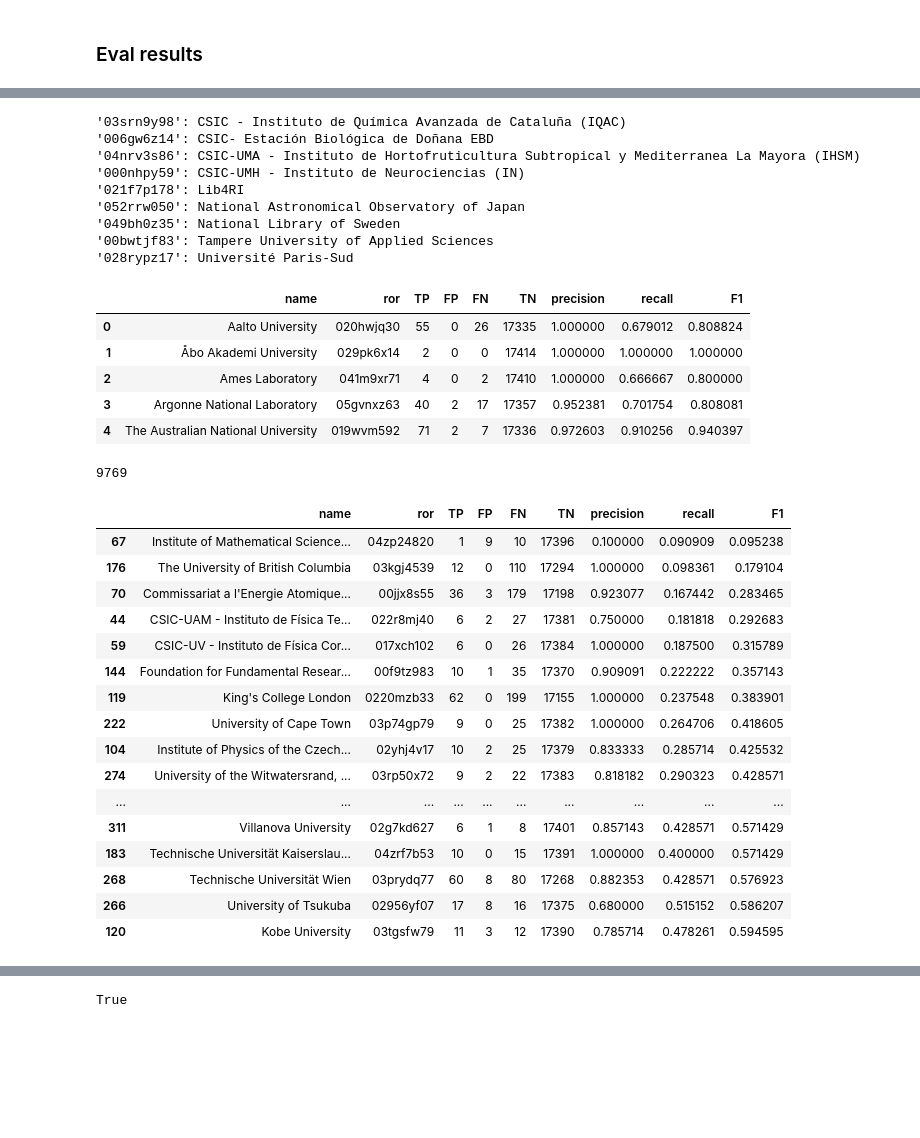
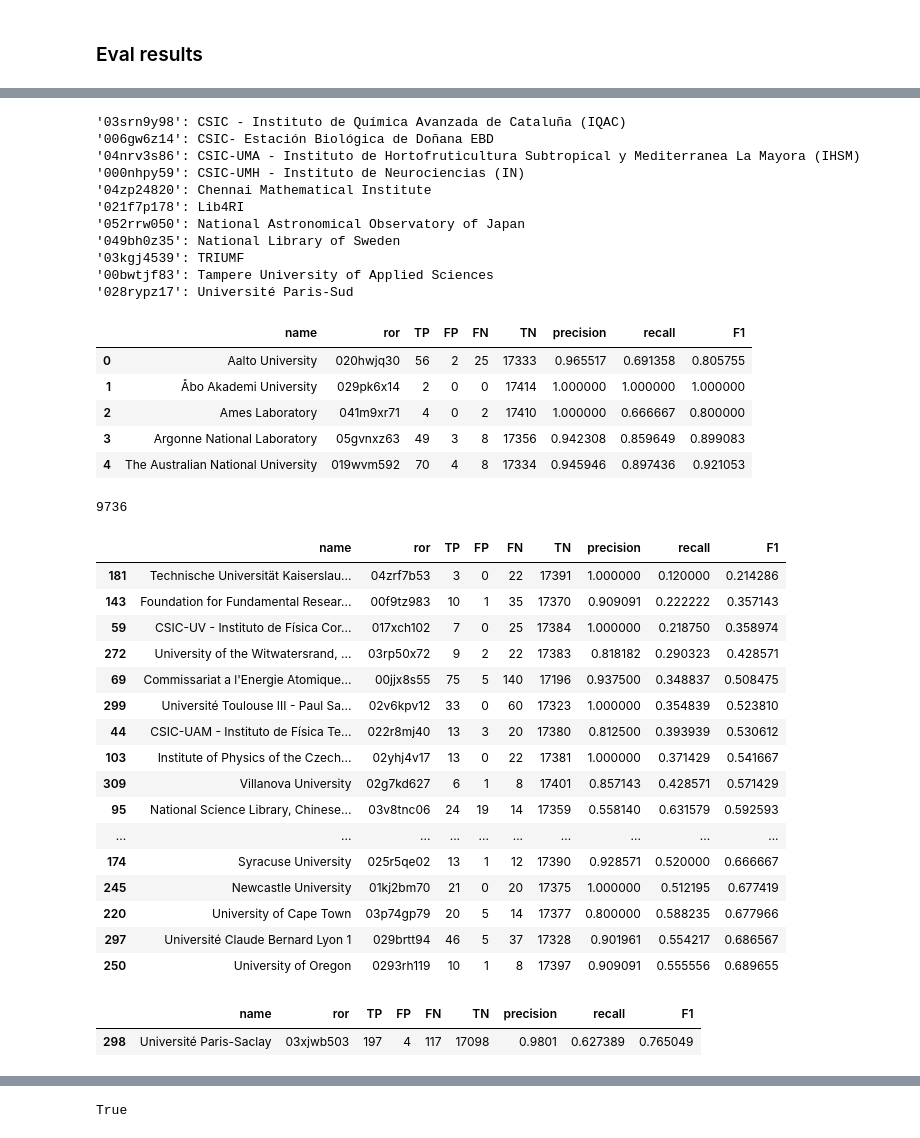
Before and after one commit to arXiv/metadata-vertexai, a Jupyter notebook: ccameron_evaluate.ipynb, the cells around one changed output, grey strips where cells are left out. Saved outputs shown, nothing was run; the diff lists cells and outputs as text; code cells hidden in the pictures; blank space fills up the shorter version.

```diff
--- a/ccameron_evaluate.ipynb
+++ b/ccameron_evaluate.ipynb
@@ -78 +103,4 @@ def get_children_for_ror(target_id):
+# %%
+#results_file = "gs://institutional-extract-scratch/reference/arx_ids/2311_ids.csv"
+results_file = "gs://institutional-extract-scratch/output/2311_db_all_2025-04-28.csv.zip"
 # %%
@@ -93,9 +122,6 @@ test_ids_df.shape
 # %%
-vip_df = pd.read_csv("gs://institutional-extract-scratch/reference/dashboard_institutions2023_2025-01-21.csv", dtype=str)
+vip_df = pd.read_csv("gs://institutional-extract-scratch/reference/dashboard_institutions2024_2025-05-01.csv", dtype=str)
 vip_df = vip_df[vip_df['is_consortium']=='0']
-vip_df.loc[vip_df["orgId"] == '60003088',"ror_id"] = 'https://ror.org/00y4zzh67'  # The GWU
-vip_df.loc[vip_df["orgId"] == '60009254',"ror_id"] = 'https://ror.org/02dqehb95'  # 02dqehb95, Purdue University West Lafayette
-# University of Colorado, Boulder, 02ttsq026
 vip_df.shape
 vip_df.head()
 # %% [output]
@@ -203,3 +319,7 @@ scopus_df.head()
 | 2 | 60025641 | Universität Freiburg | Freiburg im Breisgau | Baden-Wurttemberg | Germany | 2311.04557v1 | ... |
 | 3 | 60114755 | Istituto Nazionale di Fisica Nucl... | Milan | NaN | Italy | 2311.14088v1 | ... |
 | 4 | 60115855 | Trento Institute for Fundamental ... | Povo | TN | Italy | 2311.09750v1 | ... |
+# %%
+afile_df = pd.read_csv( "paris-sud.csv", dtype=str, index_col=None, usecols=['arx_id','name','ror'])
+afile_df.head()
+afile_df.isnull().sum()
@@ -206,5 +337,14 @@ scopus_df.head()
 # %%
-res_df = pd.read_csv("gs://institutional-extract-scratch/output/2311_db_all.csv.zip")
+res_df = pd.read_csv(results_file)
+append_files = [
+    "paris-sud.csv",
+    "king-college.csv",
+]
+for afile in append_files:
+    afile_df = pd.read_csv(afile, dtype=str, index_col=None, usecols=['arx_id', 'name', 'ror'])
+    res_df = pd.concat([res_df, afile_df], axis=0).reset_index(drop=True)
+res_df.shape
+
 res_df['paper_id'] = res_df['arx_id'].apply(lambda x: x.rsplit('v',1)[0])
 res_df.shape
 res_df.head()
@@ -262,9 +403,11 @@ for ror in tqdm(ror_df['ror'].unique()):
 '006gw6z14': CSIC- Estación Biológica de Doñana EBD
 '04nrv3s86': CSIC-UMA - Instituto de Hortofruticultura Subtropical y Mediterranea La Mayora (IHSM)
 '000nhpy59': CSIC-UMH - Instituto de Neurociencias (IN)
+'04zp24820': Chennai Mathematical Institute
 '021f7p178': Lib4RI
 '052rrw050': National Astronomical Observatory of Japan
 '049bh0z35': National Library of Sweden
+'03kgj4539': TRIUMF
 '00bwtjf83': Tampere University of Applied Sciences
 '028rypz17': Université Paris-Sud
 # %%
@@ -272,13 +415,13 @@ vip_res_df = pd.DataFrame.from_records(vip_results)
 vip_res_df.head()
 # %% [output]
 |  | name | ror | TP | FP | FN | TN | precision | recall | F1 |
-| 0 | Aalto University | 020hwjq30 | 55 | 0 | 26 | 17335 | 1.000000 | 0.679012 | 0.808824 |
+| 0 | Aalto University | 020hwjq30 | 56 | 2 | 25 | 17333 | 0.965517 | 0.691358 | 0.805755 |
 | 1 | Åbo Akademi University | 029pk6x14 | 2 | 0 | 0 | 17414 | 1.000000 | 1.000000 | 1.000000 |
 | 2 | Ames Laboratory | 041m9xr71 | 4 | 0 | 2 | 17410 | 1.000000 | 0.666667 | 0.800000 |
-| 3 | Argonne National Laboratory | 05gvnxz63 | 40 | 2 | 17 | 17357 | 0.952381 | 0.701754 | 0.808081 |
-| 4 | The Australian National University | 019wvm592 | 71 | 2 | 7 | 17336 | 0.972603 | 0.910256 | 0.940397 |
+| 3 | Argonne National Laboratory | 05gvnxz63 | 49 | 3 | 8 | 17356 | 0.942308 | 0.859649 | 0.899083 |
+| 4 | The Australian National University | 019wvm592 | 70 | 4 | 8 | 17334 | 0.945946 | 0.897436 | 0.921053 |
 # %%
 len(scopus_to_rerun)
 # %% [output]
-9769
+9736
 # %%
@@ -287,26 +430,29 @@ vip_res_df.to_csv("vip_results_2025-04-27_improved_eval.csv")
 total_gt_cases = vip_res_df[['TP', 'FP', 'FN', 'TN']].iloc[0].sum()
 # %%
 cutoff = 10
-tn_min = total_cases - cutoff
+tn_min = total_gt_cases - cutoff
 vip_res_df.query("TN <= @tn_min").sort_values('F1', ascending=True).head(20)
+vip_res_df[vip_res_df['ror'].str.contains('03xjwb503')].sort_values('F1', ascending=True).head(10)
 # %% [output]
 |  | name | ror | TP | FP | FN | TN | precision | recall | F1 |
-| 67 | Institute of Mathematical Science... | 04zp24820 | 1 | 9 | 10 | 17396 | 0.100000 | 0.090909 | 0.095238 |
-| 176 | The University of British Columbia | 03kgj4539 | 12 | 0 | 110 | 17294 | 1.000000 | 0.098361 | 0.179104 |
-| 70 | Commissariat a l'Energie Atomique... | 00jjx8s55 | 36 | 3 | 179 | 17198 | 0.923077 | 0.167442 | 0.283465 |
-| 44 | CSIC-UAM - Instituto de Física Te... | 022r8mj40 | 6 | 2 | 27 | 17381 | 0.750000 | 0.181818 | 0.292683 |
-| 59 | CSIC-UV - Instituto de Física Cor... | 017xch102 | 6 | 0 | 26 | 17384 | 1.000000 | 0.187500 | 0.315789 |
-| 144 | Foundation for Fundamental Resear... | 00f9tz983 | 10 | 1 | 35 | 17370 | 0.909091 | 0.222222 | 0.357143 |
-| 119 | King's College London | 0220mzb33 | 62 | 0 | 199 | 17155 | 1.000000 | 0.237548 | 0.383901 |
-| 222 | University of Cape Town | 03p74gp79 | 9 | 0 | 25 | 17382 | 1.000000 | 0.264706 | 0.418605 |
-| 104 | Institute of Physics of the Czech... | 02yhj4v17 | 10 | 2 | 25 | 17379 | 0.833333 | 0.285714 | 0.425532 |
-| 274 | University of the Witwatersrand, ... | 03rp50x72 | 9 | 2 | 22 | 17383 | 0.818182 | 0.290323 | 0.428571 |
+| 181 | Technische Universität Kaiserslau... | 04zrf7b53 | 3 | 0 | 22 | 17391 | 1.000000 | 0.120000 | 0.214286 |
+| 143 | Foundation for Fundamental Resear... | 00f9tz983 | 10 | 1 | 35 | 17370 | 0.909091 | 0.222222 | 0.357143 |
+| 59 | CSIC-UV - Instituto de Física Cor... | 017xch102 | 7 | 0 | 25 | 17384 | 1.000000 | 0.218750 | 0.358974 |
+| 272 | University of the Witwatersrand, ... | 03rp50x72 | 9 | 2 | 22 | 17383 | 0.818182 | 0.290323 | 0.428571 |
+| 69 | Commissariat a l'Energie Atomique... | 00jjx8s55 | 75 | 5 | 140 | 17196 | 0.937500 | 0.348837 | 0.508475 |
+| 299 | Université Toulouse III - Paul Sa... | 02v6kpv12 | 33 | 0 | 60 | 17323 | 1.000000 | 0.354839 | 0.523810 |
+| 44 | CSIC-UAM - Instituto de Física Te... | 022r8mj40 | 13 | 3 | 20 | 17380 | 0.812500 | 0.393939 | 0.530612 |
+| 103 | Institute of Physics of the Czech... | 02yhj4v17 | 13 | 0 | 22 | 17381 | 1.000000 | 0.371429 | 0.541667 |
+| 309 | Villanova University | 02g7kd627 | 6 | 1 | 8 | 17401 | 0.857143 | 0.428571 | 0.571429 |
+| 95 | National Science Library, Chinese... | 03v8tnc06 | 24 | 19 | 14 | 17359 | 0.558140 | 0.631579 | 0.592593 |
 | ... | ... | ... | ... | ... | ... | ... | ... | ... | ... |
-| 311 | Villanova University | 02g7kd627 | 6 | 1 | 8 | 17401 | 0.857143 | 0.428571 | 0.571429 |
-| 183 | Technische Universität Kaiserslau... | 04zrf7b53 | 10 | 0 | 15 | 17391 | 1.000000 | 0.400000 | 0.571429 |
-| 268 | Technische Universität Wien | 03prydq77 | 60 | 8 | 80 | 17268 | 0.882353 | 0.428571 | 0.576923 |
-| 266 | University of Tsukuba | 02956yf07 | 17 | 8 | 16 | 17375 | 0.680000 | 0.515152 | 0.586207 |
-| 120 | Kobe University | 03tgsfw79 | 11 | 3 | 12 | 17390 | 0.785714 | 0.478261 | 0.594595 |
+| 174 | Syracuse University | 025r5qe02 | 13 | 1 | 12 | 17390 | 0.928571 | 0.520000 | 0.666667 |
+| 245 | Newcastle University | 01kj2bm70 | 21 | 0 | 20 | 17375 | 1.000000 | 0.512195 | 0.677419 |
+| 220 | University of Cape Town | 03p74gp79 | 20 | 5 | 14 | 17377 | 0.800000 | 0.588235 | 0.677966 |
+| 297 | Université Claude Bernard Lyon 1 | 029brtt94 | 46 | 5 | 37 | 17328 | 0.901961 | 0.554217 | 0.686567 |
+| 250 | University of Oregon | 0293rh119 | 10 | 1 | 8 | 17397 | 0.909091 | 0.555556 | 0.689655 |
+|  | name | ror | TP | FP | FN | TN | precision | recall | F1 |
+| 298 | Université Paris-Saclay | 03xjwb503 | 197 | 4 | 117 | 17098 | 0.9801 | 0.627389 | 0.765049 |
 # %%
 scopus_df.head()
 # %% [output]
```
Also changed, not shown: parts of 67 cells of this notebook, 3 other files.
